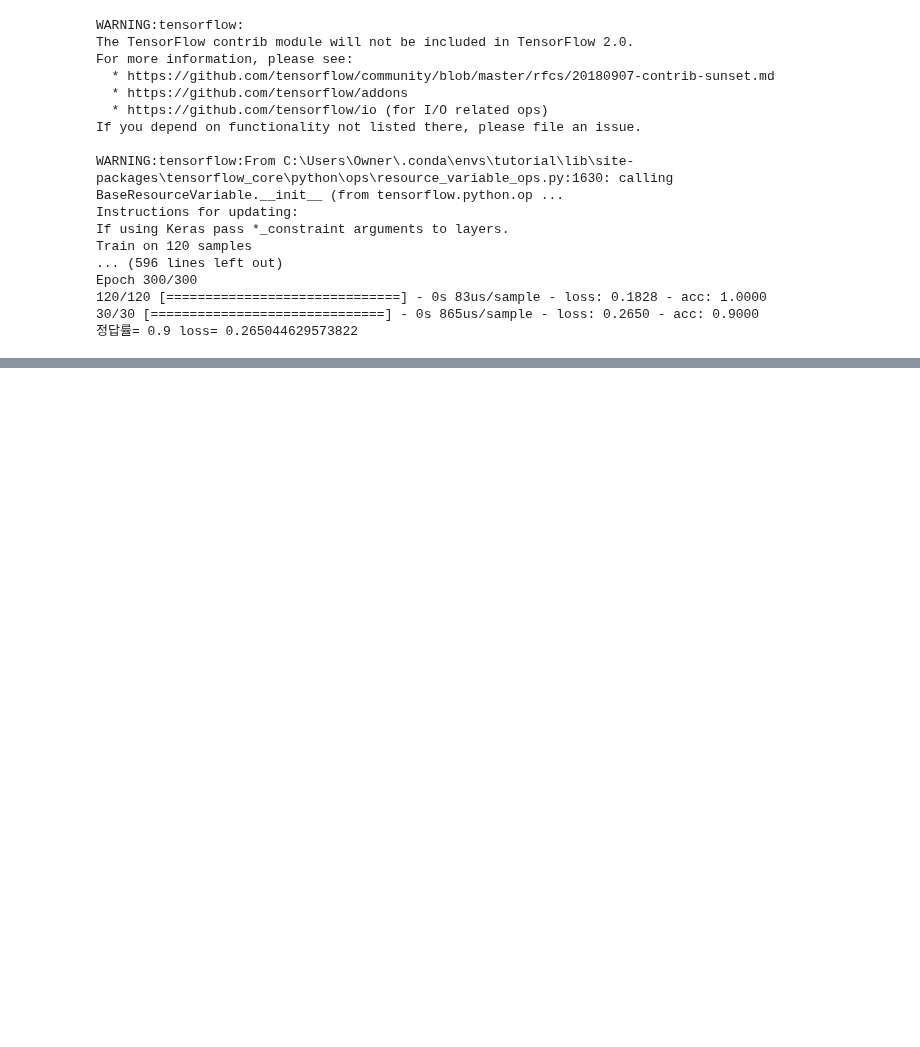
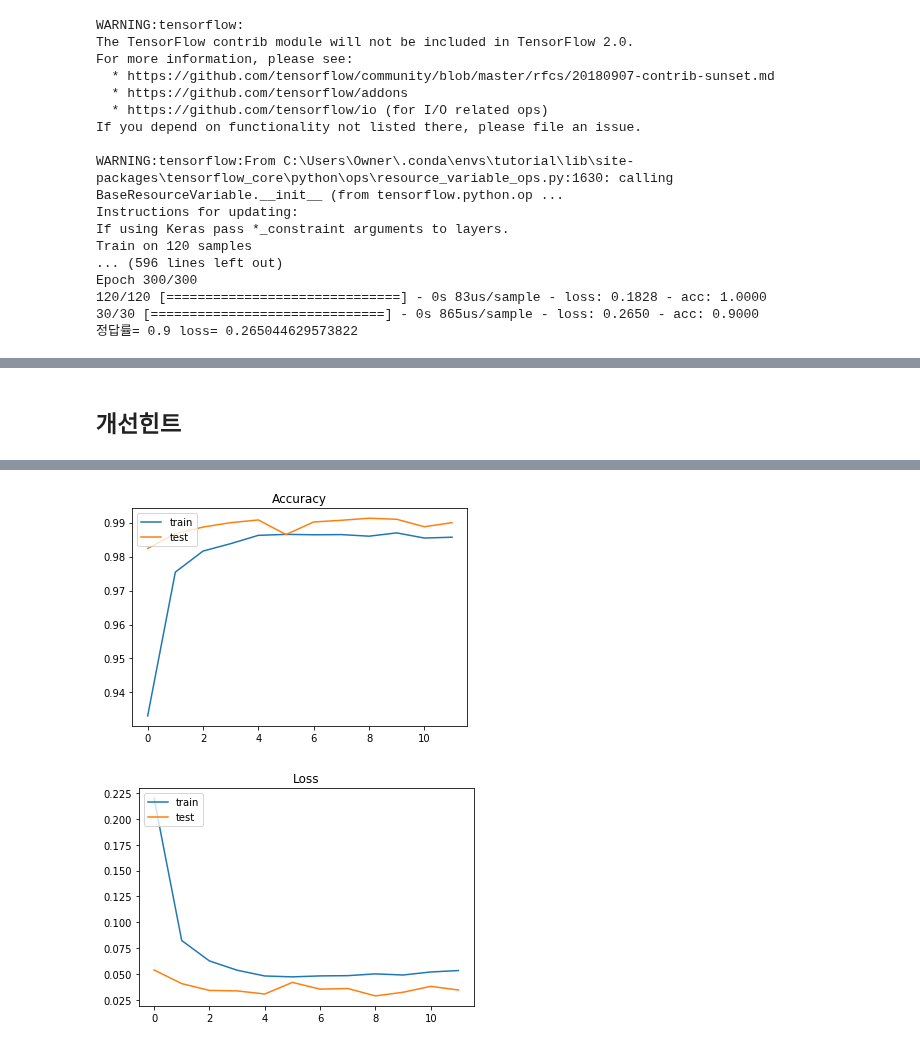
Before and after one commit to johnseo1026/TIL-H, a Jupyter notebook: 딥러닝.ipynb, the cells around one changed output, grey strips where cells are left out. Cells and saved outputs as stored; diff of their text form; code cells hidden in the pictures; blank space fills up the shorter version.

```diff
--- a/딥러닝.ipynb
+++ b/딥러닝.ipynb
@@ -287,0 +454,73 @@ Epoch 300/300
+# %% [markdown]
+## 개선힌트
+# %%
+# CNN으로 MNIST 분류 문제 풀기
+import keras
+from keras.models import Sequential
+from keras.layers import Dense, Dropout, Flatten
+from keras.layers import Conv2D, MaxPooling2D
+from keras.optimizers import RMSprop
+from keras.datasets import mnist
+import matplotlib.pyplot as plt
+
+# 입력과 출력 지정하기
+im_rows = 28 # 이미지의 세로 픽셀 크기
+im_cols = 28 # 이미지의 가로 픽셀 크기
+im_color = 1 # 이미지의 색공간 / 그레이스케일
+in_shape = (im_rows, im_cols, im_color)
+out_size = 10
+
+# MNIST 데이터 읽어 들이기
+(x_train, y_train), (x_test, y_test) = mnist.load_data()
+
+# 읽어들인 데이터를 3차원 배열로 변환하기
+x_train = x_train.reshape(-1, im_rows, im_cols, im_color)
+x_train = x_train.astype('float32') / 255
+x_test = x_test.reshape(-1, im_rows, im_cols, im_color)
+x_test = x_test.astype('float32') / 255
+
+# 레이블 데이터를 One-hot 형식으로 변환하기
+y_train = keras.utils.to_categorical(y_train.astype('int32'), 10)
+y_test = keras.utils.to_categorical(y_test.astype('int32'), 10)
+
+# CNN 모델 구조 정의하기
+model = Sequential()
+model.add(Conv2D(32,
+                kernel_size=(3, 3),
+                activation='relu',
+                input_shape = in_shape))
+model.add(Conv2D(64, (3, 3), activation='relu'))
+model.add(MaxPooling2D(pool_size=(2, 2)))
+model.add(Dropout(0.25))
+model.add(Flatten())
+model.add(Dense(128, activation='relu'))
+model.add(Dropout(0.5))
+model.add(Dense(out_size, activation='softmax'))
+
+# 모델 컴파일 하기
+model.compile(loss='categorical_crossentropy',
+             optimizer=RMSprop(),
+             metrics=['accuracy'])
+
+# 학습하기
+hist = model.fit(x_train, y_train, batch_size=128, epochs=12, verbose=1, validation_data=(x_test, y_test))
+
+# 모델 평가하기
+score = model.evaluate(x_test, y_test, verbose=1)
+print('정답률=', score[1], 'loss=', score[0])
+
+# 학습 상태를 그래프로 그리기
+# 정답률 추이를 그래프로 그리기
+plt.plot(hist.history['acc'])
+plt.plot(hist.history['val_acc'])
+plt.title('Accuracy')
+plt.legend(['train', 'test'], loc='upper left')
+plt.show()
+
+# 손실 추이를 그래프로 그리기
+plt.plot(hist.history['loss'])
+plt.plot(hist.history['val_loss'])
+plt.title('Loss')
+plt.legend(['train', 'test'], loc='upper left')
+plt.show()
+# %% [output]
@@ -287,0 +544,2 @@ Epoch 300/300
+[figure, added]
+[figure, added]
```
Also changed, not shown: parts of 11 cells of this notebook.
